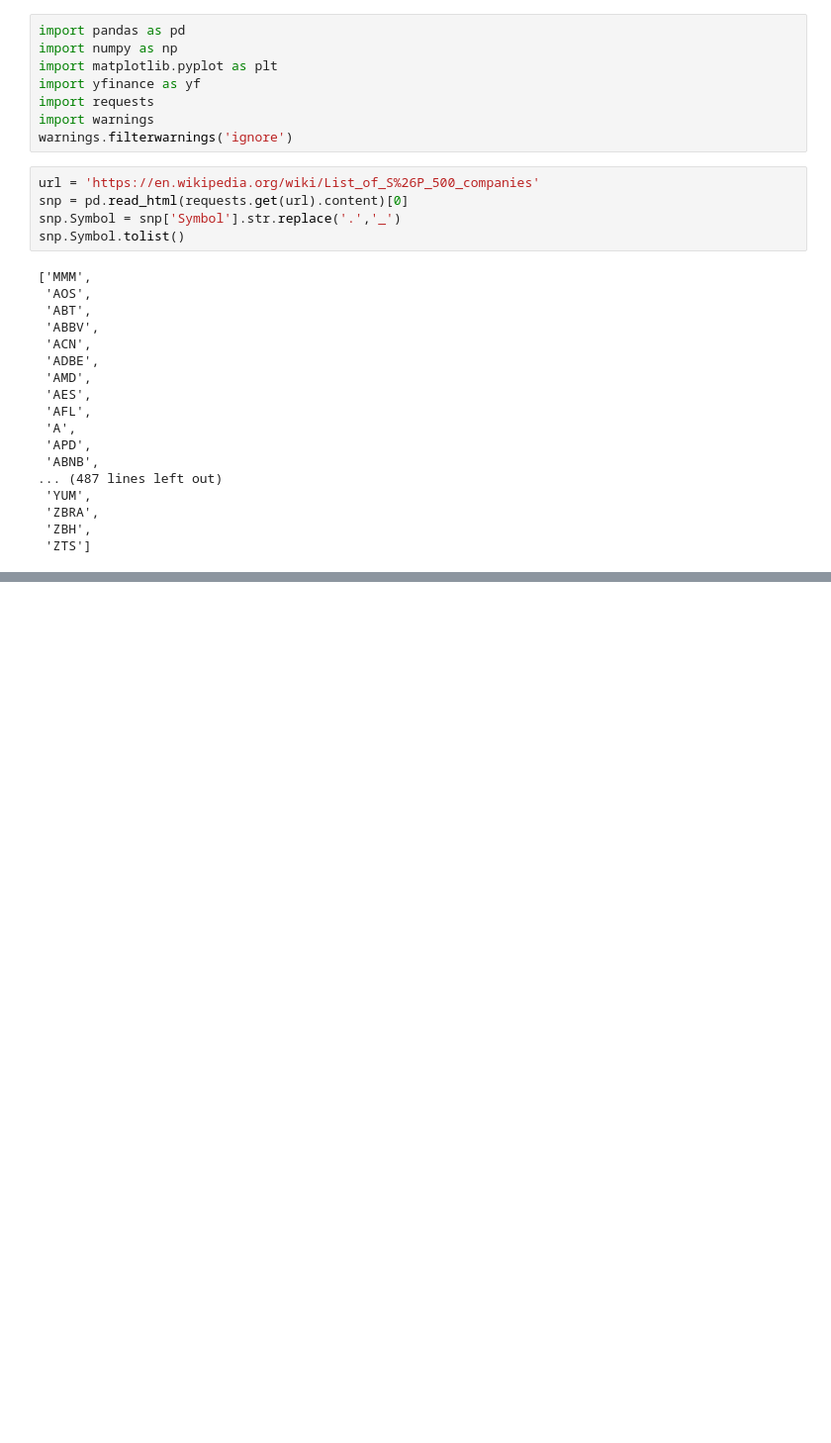
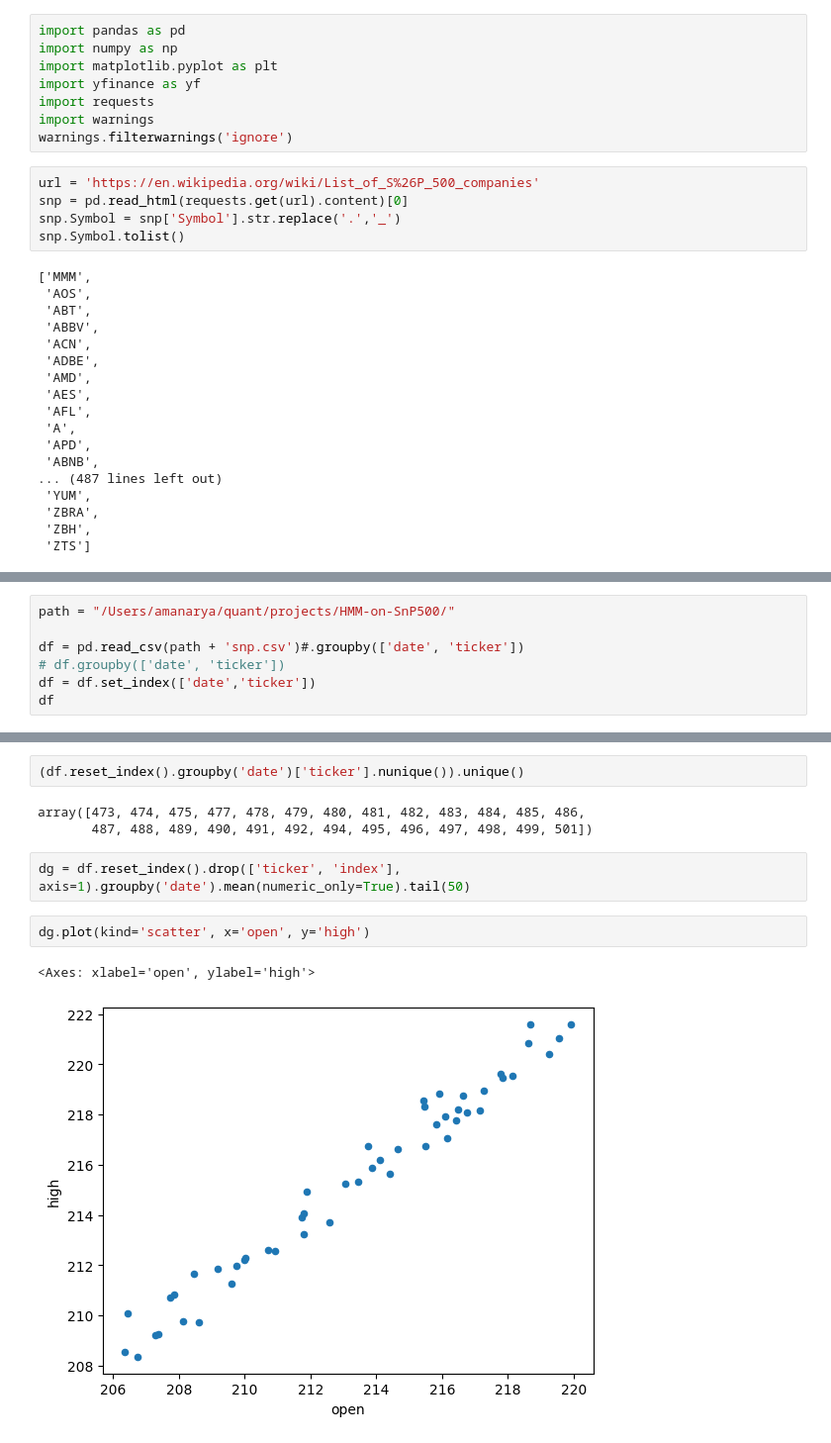
Before and after one commit to amnry/HMM-on-SnP500, a Jupyter notebook: equal_weight_snp500.ipynb, the cells around one changed output, grey strips where cells are left out. Shown at 99% size. Saved outputs shown, nothing was run; the diff lists cells and outputs as text; blank space fills up the shorter version.

```diff
--- a/equal_weight_snp500.ipynb
+++ b/equal_weight_snp500.ipynb
@@ -78,0 +45,7 @@ len(snp.Symbol.tolist())
+# %%
+path = "/Users/amanarya/quant/projects/HMM-on-SnP500/"
+
+df = pd.read_csv(path + 'snp.csv')#.groupby(['date', 'ticker'])
+# df.groupby(['date', 'ticker'])
+df = df.set_index(['date','ticker'])
+df
@@ -78,0 +67,12 @@ len(snp.Symbol.tolist())
+# %%
+(df.reset_index().groupby('date')['ticker'].nunique()).unique()
+# %% [output]
+array([473, 474, 475, 477, 478, 479, 480, 481, 482, 483, 484, 485, 486,
+       487, 488, 489, 490, 491, 492, 494, 495, 496, 497, 498, 499, 501])
+# %%
+dg = df.reset_index().drop(['ticker', 'index'], axis=1).groupby('date').mean(numeric_only=True).tail(50)
+# %%
+dg.plot(kind='scatter', x='open', y='high')
+# %% [output]
+<Axes: xlabel='open', ylabel='high'>
+[figure, added]
```
Also changed, not shown: parts of 4 cells of this notebook.
